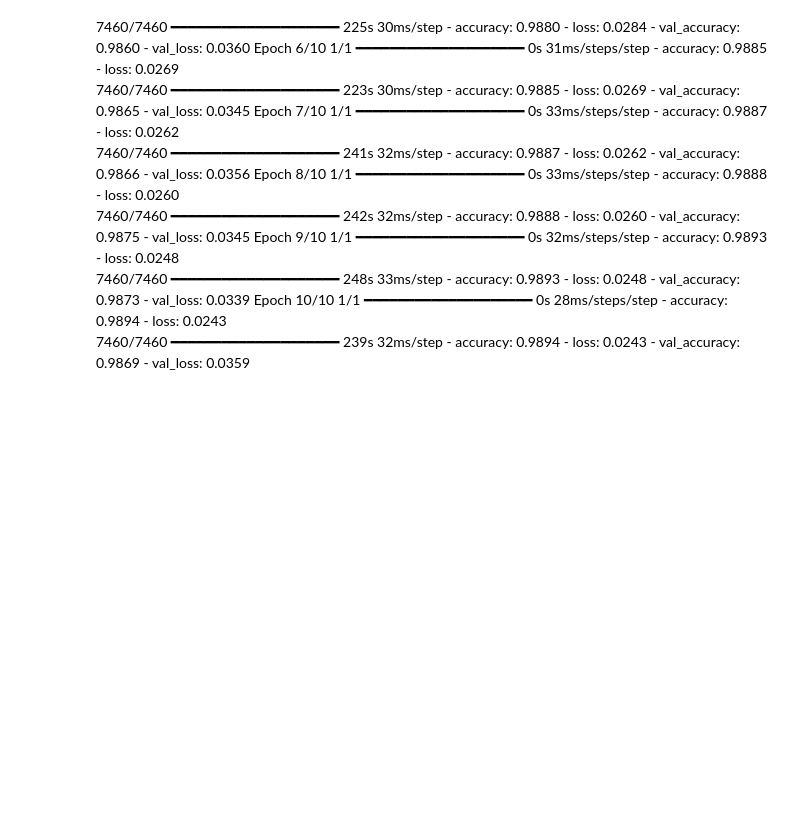
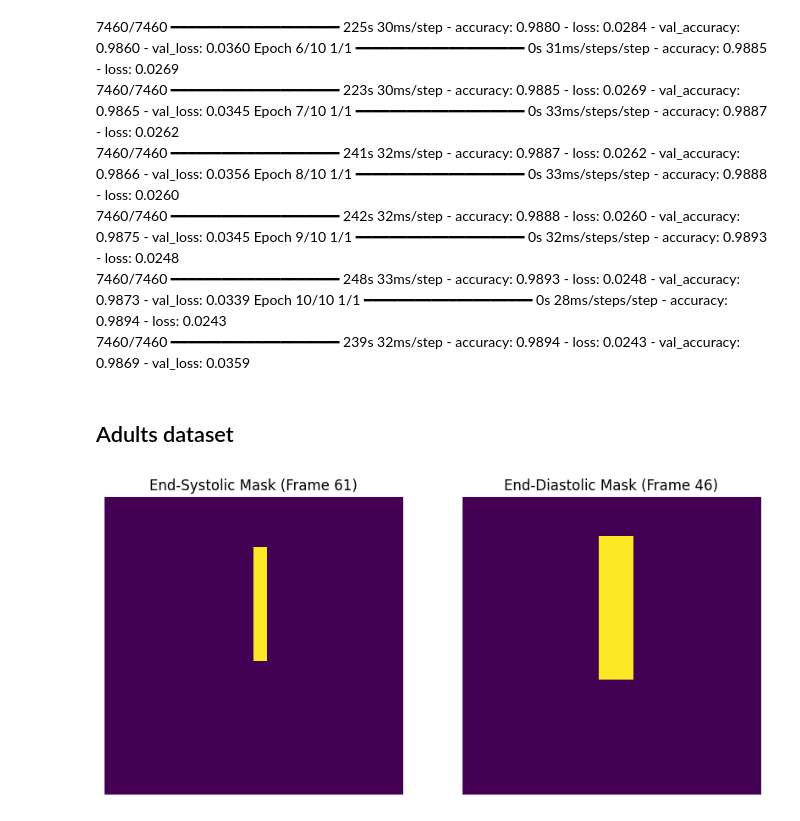
Before and after one commit to harshalchalke31/echoframe, a Jupyter notebook: test.ipynb, the cells around one changed output. Saved outputs shown, nothing was run; the diff lists cells and outputs as text; code cells hidden in the pictures; blank space fills up the shorter version.

Commit message:
plot

```diff
--- a/test.ipynb
+++ b/test.ipynb
@@ -70,3 +57,14 @@ Epoch 9/10
 Epoch 10/10
 1/1 ━━━━━━━━━━━━━━━━━━━━ 0s 28ms/steps/step - accuracy: 0.9894 - loss: 0.0243
 7460/7460 ━━━━━━━━━━━━━━━━━━━━ 239s 32ms/step - accuracy: 0.9894 - loss: 0.0243 - val_accuracy: 0.9869 - val_loss: 0.0359
+# %% [markdown]
+## Adults dataset
+# %%
+video_name = "0X100009310A3BD7FC.avi"
+video_path = "/home/hc4293/echoframe/data/echodynamic/Videos"
+filelist_path = "/home/hc4293/echoframe/data/echodynamic/FileList.csv"
+volume_tracings_path = "/home/hc4293/echoframe/data/echodynamic/VolumeTracings.csv"
+# %%
+visualize_segmentation_for_adults(video_name,video_folder=video_path,filelist_path=filelist_path,tracings_path=volume_tracings_path)
+# %% [output]
+[figure, added]
```
Also changed, not shown: parts of 4 cells of this notebook, 1 other file.
